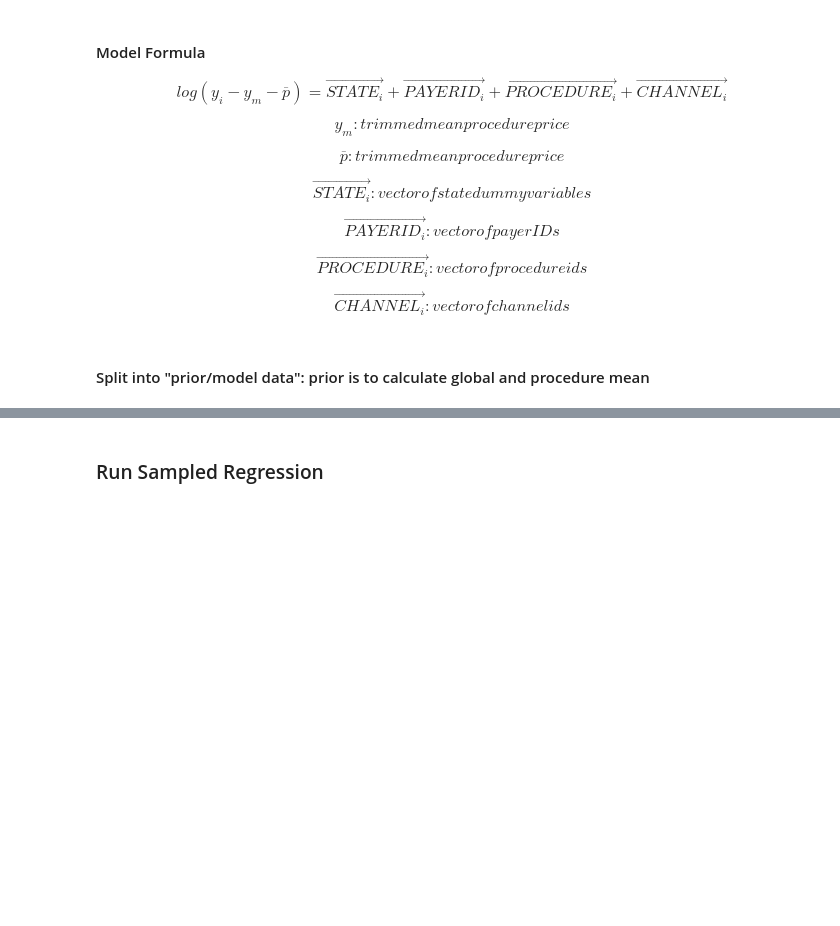
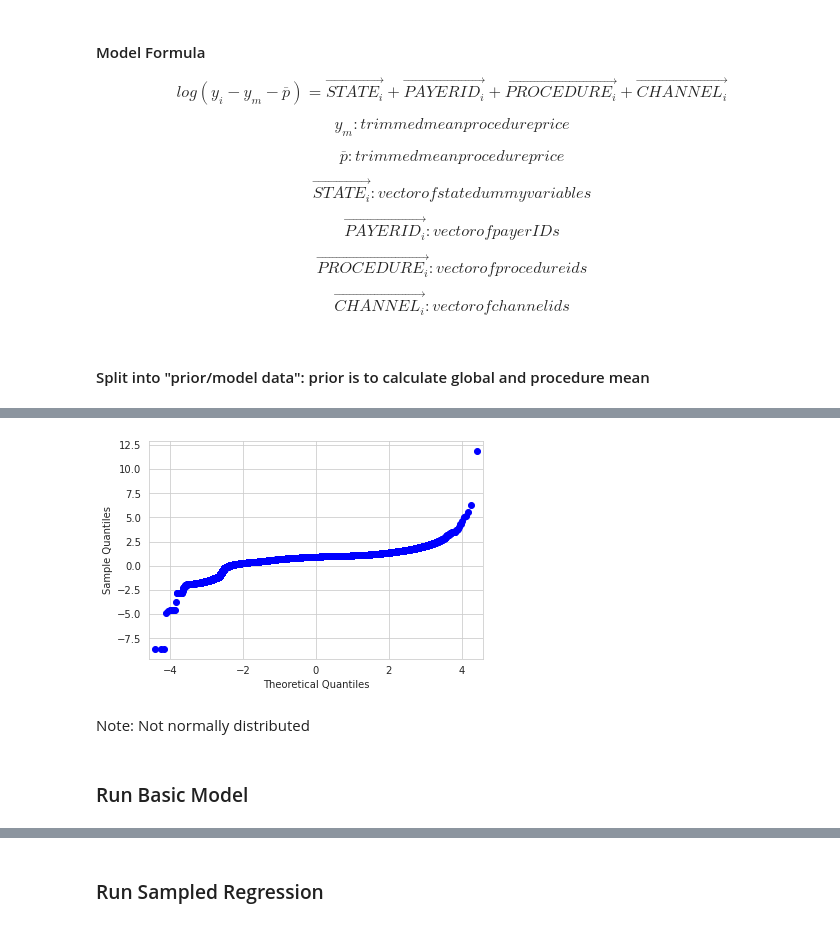
Before and after one commit to komodokamalesh/costofcare, a Jupyter notebook: analysis/Allowed Amounts Model v0.ipynb, the cells around one changed output, grey strips where cells are left out. Cells and saved outputs as stored; diff of their text form; code cells hidden in the pictures; blank space fills up the shorter version.

```diff
--- a/analysis/Allowed Amounts Model v0.ipynb
+++ b/analysis/Allowed Amounts Model v0.ipynb
@@ -245,0 +232,13 @@ rmse_fit=[]
+# %%
+import matplotlib.pyplot as plt
+import statsmodels.api as sm
+
+a = np.random.normal(5, 5, 250)
+sm.qqplot(X_model["LOG_ALLOWED_AMOUNT_CENTER"])
+plt.show()
+# %% [output]
+[figure, added]
+# %% [markdown]
+Note: Not normally distributed
+# %% [markdown]
+### Run Basic Model
```
Also changed, not shown: parts of 26 cells of this notebook.
